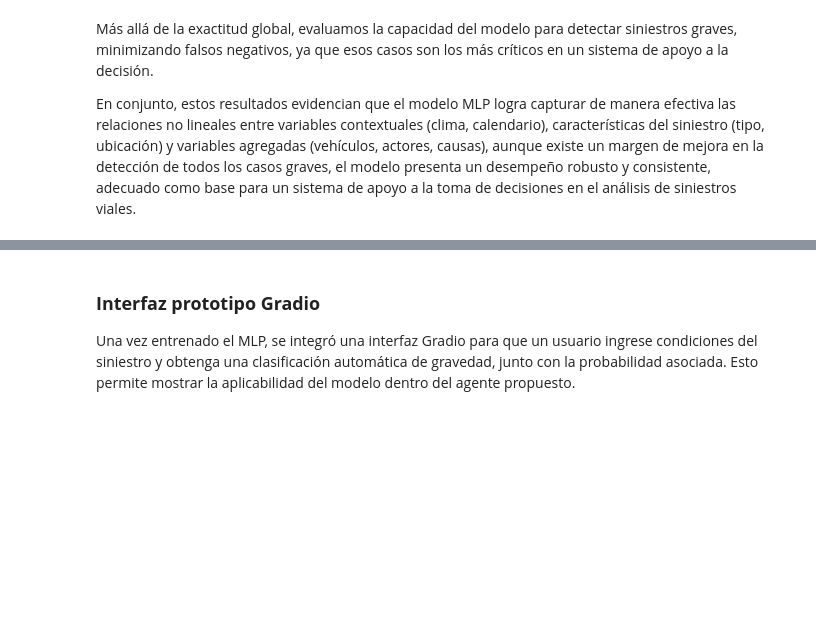
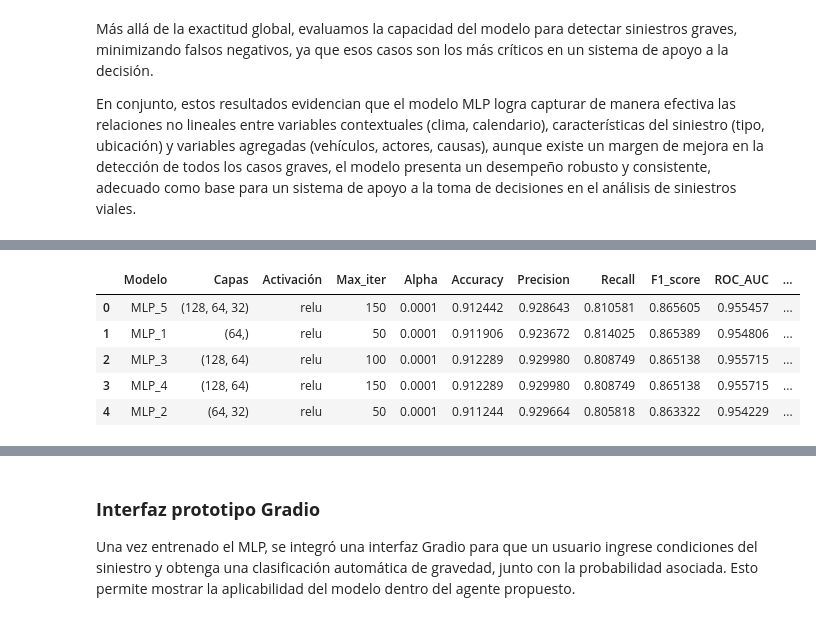
Before and after one commit to Vankold1/SiniBogota, a Jupyter notebook: SiniBogota_notebook.ipynb, the cells around one changed output, grey strips where cells are left out. Cells and saved outputs as stored; diff of their text form; code cells hidden in the pictures; blank space fills up the shorter version.

```diff
--- a/SiniBogota_notebook.ipynb
+++ b/SiniBogota_notebook.ipynb
@@ -1406,0 +1397,93 @@ En conjunto, estos resultados evidencian que el modelo MLP logra capturar de man
+# %%
+from sklearn.neural_network import MLPClassifier
+from sklearn.metrics import (
+    accuracy_score, precision_score, recall_score, f1_score,
+    roc_auc_score, average_precision_score
+)
+import pandas as pd
+
+configuraciones_mlp = [
+    {
+        "nombre": "MLP_1",
+        "hidden_layer_sizes": (64,),
+        "activation": "relu",
+        "max_iter": 50,
+        "alpha": 0.0001
+    },
+    {
+        "nombre": "MLP_2",
+        "hidden_layer_sizes": (64, 32),
+        "activation": "relu",
+        "max_iter": 50,
+        "alpha": 0.0001
+    },
+    {
+        "nombre": "MLP_3",
+        "hidden_layer_sizes": (128, 64),
+        "activation": "relu",
+        "max_iter": 100,
+        "alpha": 0.0001
+    },
+    {
+        "nombre": "MLP_4",
+        "hidden_layer_sizes": (128, 64),
+        "activation": "relu",
+        "max_iter": 150,
+        "alpha": 0.0001
+    },
+    {
+        "nombre": "MLP_5",
+        "hidden_layer_sizes": (128, 64, 32),
+        "activation": "relu",
+        "max_iter": 150,
+        "alpha": 0.0001
+    }
+]
+
+resultados_mlp = []
+
+for config in configuraciones_mlp:
+    modelo = MLPClassifier(
+        hidden_layer_sizes=config["hidden_layer_sizes"],
+        activation=config["activation"],
+        solver="adam",
+        alpha=config["alpha"],
+        learning_rate_init=0.001,
+        batch_size=256,
+        max_iter=config["max_iter"],
+        early_stopping=True,
+        validation_fraction=0.1,
+        n_iter_no_change=10,
+        random_state=42
+    )
+
+    modelo.fit(X_train_scaled_imputed, y_train)
+
+    y_pred = modelo.predict(X_test_scaled_imputed)
+    y_proba = modelo.predict_proba(X_test_scaled_imputed)[:, 1]
+
+    resultados_mlp.append({
+        "Modelo": config["nombre"],
+        "Capas": str(config["hidden_layer_sizes"]),
+        "Activación": config["activation"],
+        "Max_iter": config["max_iter"],
+        "Alpha": config["alpha"],
+        "Accuracy": accuracy_score(y_test, y_pred),
+        "Precision": precision_score(y_test, y_pred, zero_division=0),
+        "Recall": recall_score(y_test, y_pred, zero_division=0),
+        "F1_score": f1_score(y_test, y_pred, zero_division=0),
+        "ROC_AUC": roc_auc_score(y_test, y_proba),
+        "PR_AUC": average_precision_score(y_test, y_proba)
+    })
+
+df_resultados_mlp = pd.DataFrame(resultados_mlp)
+df_resultados_mlp = df_resultados_mlp.sort_values(by="F1_score", ascending=False).reset_index(drop=True)
+
+df_resultados_mlp
+# %% [output]
+|  | Modelo | Capas | Activación | Max_iter | Alpha | Accuracy | Precision | Recall | F1_score | ROC_AUC | ... |
+| 0 | MLP_5 | (128, 64, 32) | relu | 150 | 0.0001 | 0.912442 | 0.928643 | 0.810581 | 0.865605 | 0.955457 | ... |
+| 1 | MLP_1 | (64,) | relu | 50 | 0.0001 | 0.911906 | 0.923672 | 0.814025 | 0.865389 | 0.954806 | ... |
+| 2 | MLP_3 | (128, 64) | relu | 100 | 0.0001 | 0.912289 | 0.929980 | 0.808749 | 0.865138 | 0.955715 | ... |
+| 3 | MLP_4 | (128, 64) | relu | 150 | 0.0001 | 0.912289 | 0.929980 | 0.808749 | 0.865138 | 0.955715 | ... |
+| 4 | MLP_2 | (64, 32) | relu | 50 | 0.0001 | 0.911244 | 0.929664 | 0.805818 | 0.863322 | 0.954229 | ... |
```
Also changed, not shown: parts of 10 cells of this notebook.
